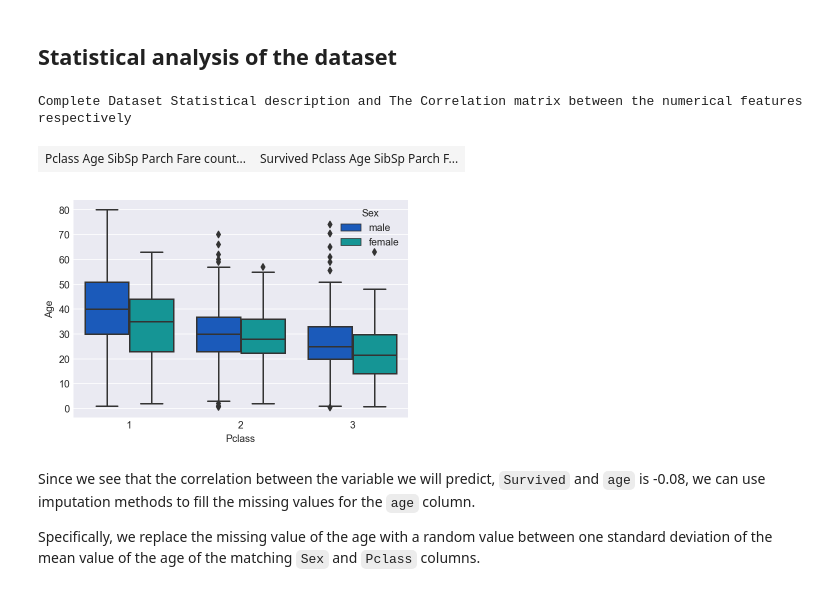
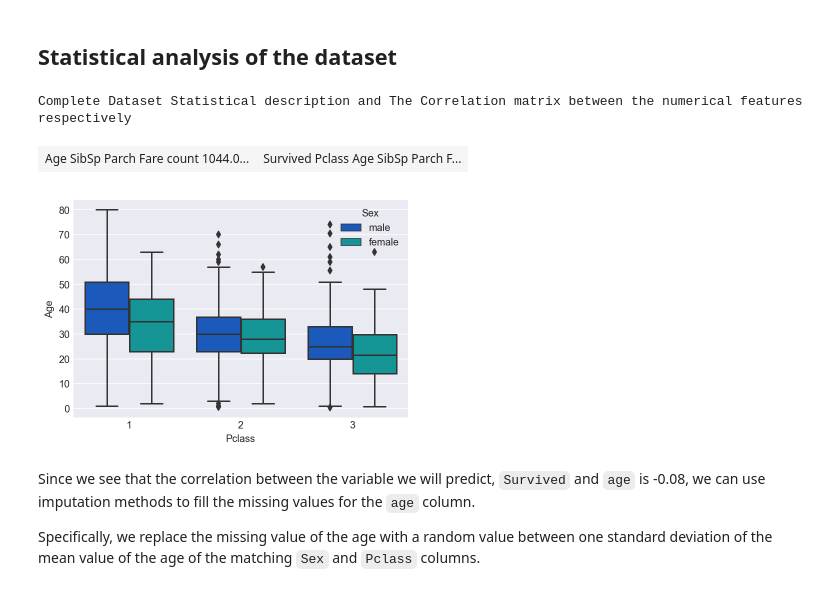
Before and after one commit to SamSamhuns/kaggle_competition_titanic, a Jupyter notebook: titanic_survival_logistic_regr.ipynb, the cells around one changed output. Cells and saved outputs as stored; diff of their text form; code cells hidden in the pictures.

```diff
--- a/titanic_survival_logistic_regr.ipynb
+++ b/titanic_survival_logistic_regr.ipynb
@@ -149,11 +154,14 @@ Now we only have to worry about the missing values for `Age` and `Cabin` columns
 
 We drop the column `Cabin` as it is missing 77% of its values and any imputation methods or attribute generation methods might not be effective.
 # %%
-# Drop rows for the train dataset
+### Drop rows for the train dataset
 train.dropna(subset=['Fare', 'Embarked'], inplace=True)
-# We will not drop any rows for the test dataset as we want to make a survival prediction for all rows
+### We will not drop any rows for the test dataset as we want to make a survival prediction for all rows
 # test.dropna(subset=['Fare', 'Embarked'], inplace=True)
-train.drop(columns=['Cabin'], inplace=True), test.drop(columns=['Cabin'], inplace=True)
+
+### We could drop the Cabin columnnow, but we will create another boolean column stating whether the passenger had a cabin
+# train.drop(columns=['Cabin'], inplace=True), test.drop(columns=['Cabin'], inplace=True)
+
 complete_dataset = pd.concat(objs=[train.drop(columns=['Survived']), test], axis=0)
 complete_dataset.info()
 # %% [output]
@@ -177,13 +186,13 @@ Since 77.46% of the values for the feature `Cabin` is missing, we will be comple
 ## Statistical analysis of the dataset
 # %%
 sns.boxplot(x='Pclass', y='Age', hue = 'Sex', data=train, palette='winter')
-described_dataset = complete_dataset.describe()
+described_dataset = complete_dataset.describe().drop(columns='Pclass')
 corr_train = train.corr().style.background_gradient(cmap='coolwarm')
 print("Complete Dataset Statistical description and The Correlation matrix between the numerical features respectively")
 multi_table([described_dataset, corr_train])
 # %% [output]
 Complete Dataset Statistical description and The Correlation matrix between the numerical features respectively
-| Pclass Age SibSp Parch Fare count... | Survived Pclass Age SibSp Parch F... |
+| Age SibSp Parch Fare count 1044.0... | Survived Pclass Age SibSp Parch F... |
 [figure]
 # %% [markdown]
 Since we see that the correlation between the variable we will predict, `Survived` and `age` is -0.08, we can use imputation methods to fill the missing values for the `age` column.
```
Also changed, not shown: parts of 23 cells of this notebook, 3 other files.
